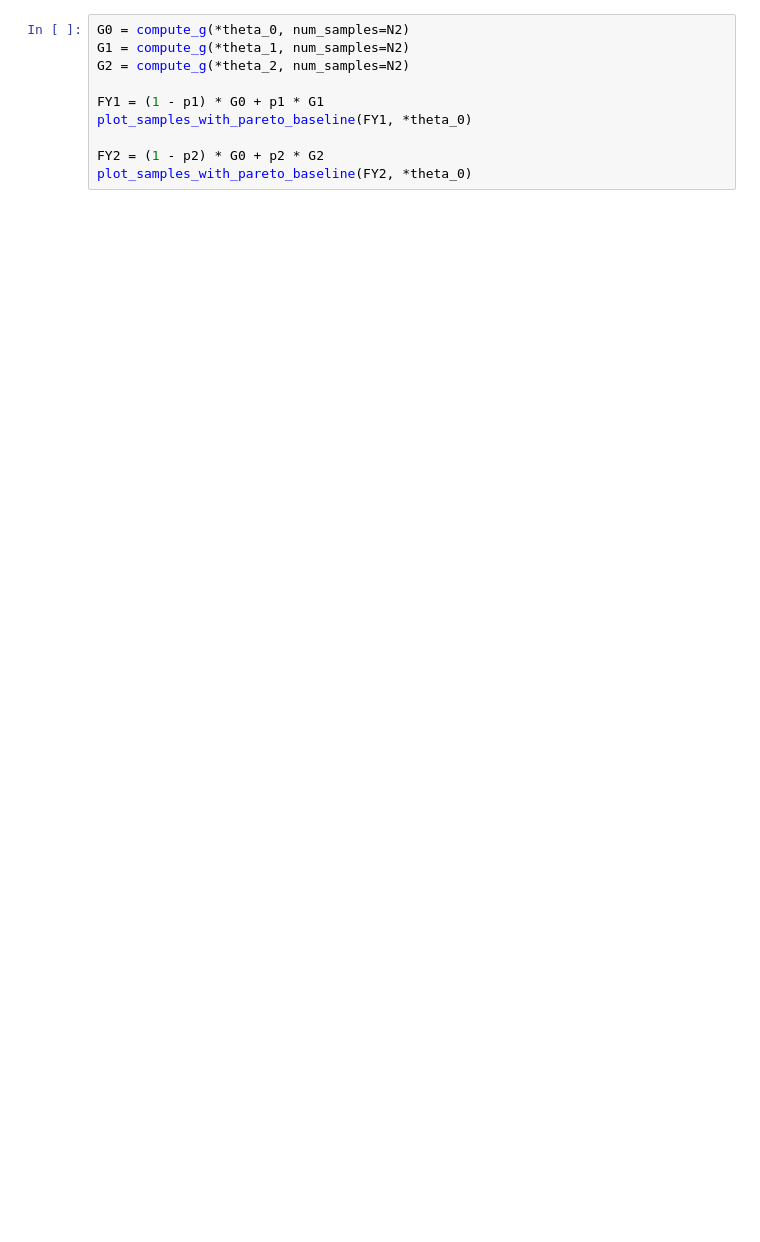
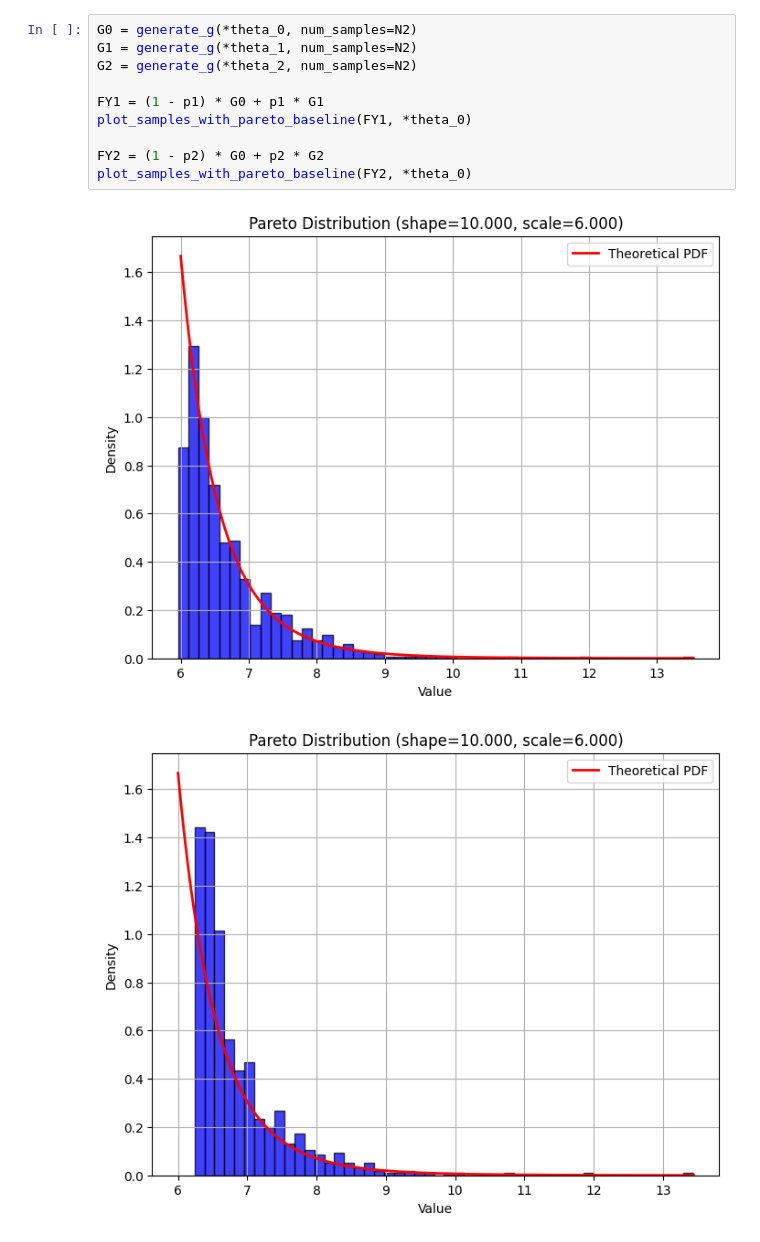
Before and after one commit to robertmackevic/pnp, a Jupyter notebook: lab1/solution.ipynb, the cells around one changed output. Drawn from its saved outputs; the diff is of its cells as text; blank space fills up the shorter version.

```diff
--- a/lab1/solution.ipynb
+++ b/lab1/solution.ipynb
@@ -81,13 +123,16 @@ plot_samples_with_pareto_baseline(FY2, *theta_0)
 # %%
-G0 = compute_g(*theta_0, num_samples=N2)
-G1 = compute_g(*theta_1, num_samples=N2)
-G2 = compute_g(*theta_2, num_samples=N2)
+G0 = generate_g(*theta_0, num_samples=N2)
+G1 = generate_g(*theta_1, num_samples=N2)
+G2 = generate_g(*theta_2, num_samples=N2)
 
 FY1 = (1 - p1) * G0 + p1 * G1
 plot_samples_with_pareto_baseline(FY1, *theta_0)
 
 FY2 = (1 - p2) * G0 + p2 * G2
 plot_samples_with_pareto_baseline(FY2, *theta_0)
+# %% [output]
+[figure, added]
+[figure, added]
 # %%
 run_tests(
     theta_0,
```
Also changed, not shown: parts of 5 cells of this notebook, 1 other file.
